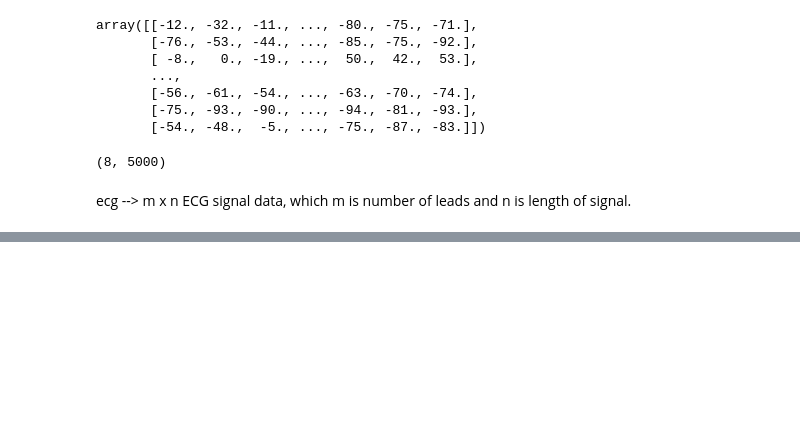
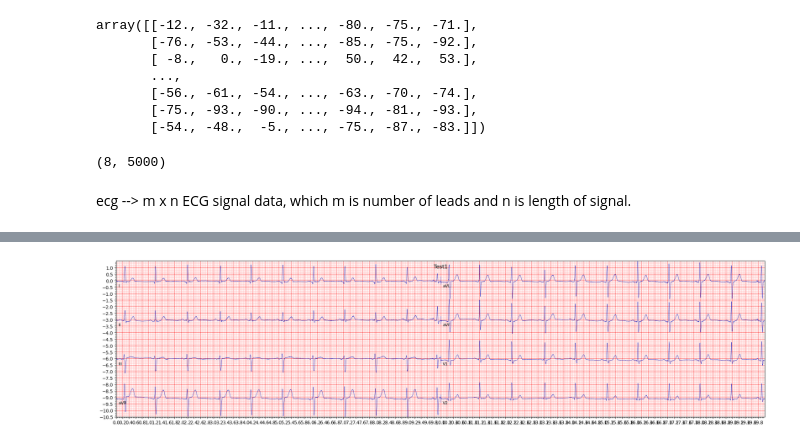
Before and after one commit to cepdnaclk/e17-4yp-Comprehensive-ECG-analysis-with-Deep-Learning-on-GPU-accelerators, a Jupyter notebook: notebooks/Test1.ipynb, the cells around one changed output, grey strips where cells are left out. Cells and saved outputs as stored; diff of their text form; code cells hidden in the pictures; blank space fills up the shorter version.

```diff
--- a/notebooks/Test1.ipynb
+++ b/notebooks/Test1.ipynb
@@ -119,0 +129,5 @@ ecg_plot.show()
+# %%
+ecg_plot.plot(ecg = test_ecg*0.001, title='Test1')
+ecg_plot.show()
+# %% [output]
+[figure, added]
```
Also changed, not shown: parts of 3 cells of this notebook.
